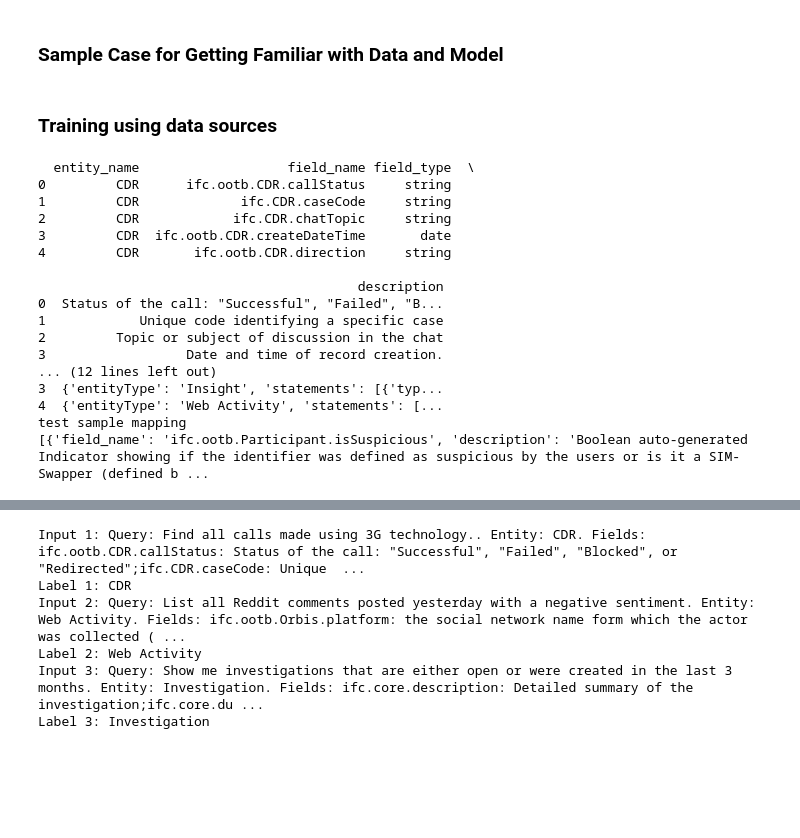
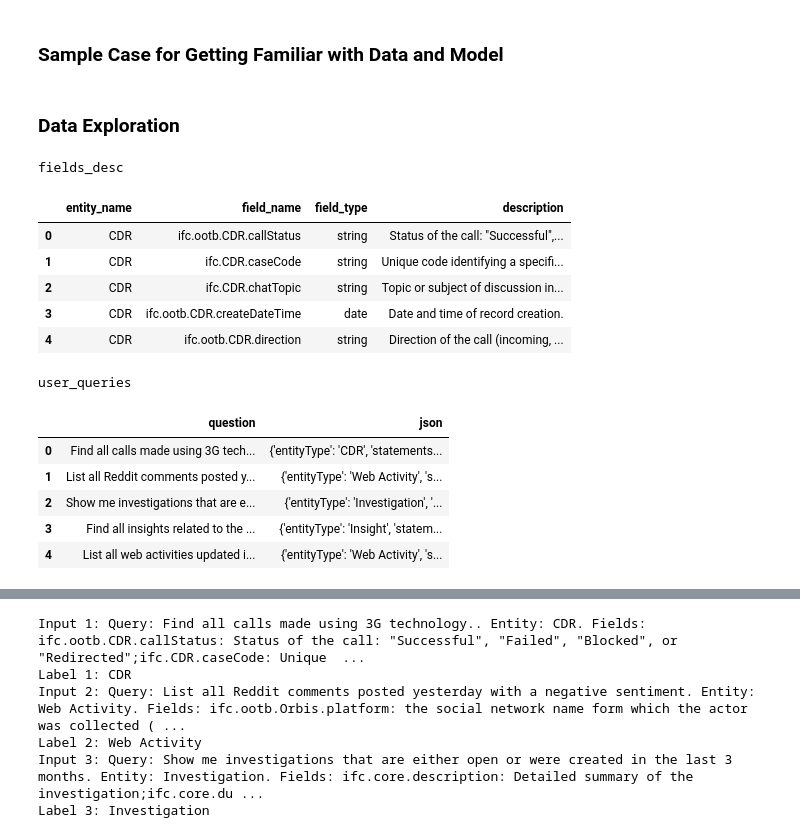
Before and after one commit to xAIdrian/TextToSQLEntityRetrieval, a Jupyter notebook: source.ipynb, the cells around one changed output, grey strips where cells are left out. Saved outputs shown, nothing was run; the diff lists cells and outputs as text; code cells hidden in the pictures; blank space fills up the shorter version.

```diff
--- a/source.ipynb
+++ b/source.ipynb
@@ -155,41 +157,37 @@ def find_matching_entities(query, json_data):
 #Test example
 matching_entities = list(set(find_matching_entities(query, json_data)))
 print(matching_entities)
-# %% [markdown]
-### Training using data sources
+# %% [markdown]
+### Data Exploration
 # %%
 # load data and create mapping into new dataframe
 # right now we are just using the user query
 ### TODO files are static paths now.  we need to make them dynamic and maybe add a nice UI to select the file
 import pandas as pd
+import json
 
 fields_desc = pd.read_csv('fields_description.csv')
 user_queries = pd.read_csv('user_queries.csv')
 
-print(fields_desc.head())
-print(user_queries.head())
-
-# Create a dictionary mapping entity names to their field descriptions and properties
-# This groups the data by entity_name and creates a nested dictionary structure for easy access to field information for each entity type
-entity_to_field_mapping = fields_desc.groupby('entity_name').apply(lambda x: x[['field_name', 'description']].to_dict(orient='records')).to_dict()
-
-print('test sample mapping')
-print(entity_to_field_mapping.get('Phone', []))
+print('fields_desc')
+fields_desc.head()
 # %% [output]
-  entity_name                   field_name field_type  \
-0         CDR      ifc.ootb.CDR.callStatus     string
-1         CDR             ifc.CDR.caseCode     string
-2         CDR            ifc.CDR.chatTopic     string
-3         CDR  ifc.ootb.CDR.createDateTime       date
-4         CDR       ifc.ootb.CDR.direction     string
-
-                                         description
-0  Status of the call: "Successful", "Failed", "B...
-1            Unique code identifying a specific case
-2         Topic or subject of discussion in the chat
-3                  Date and time of record creation.
-... (12 lines left out)
-3  {'entityType': 'Insight', 'statements': [{'typ...
-4  {'entityType': 'Web Activity', 'statements': [...
-test sample mapping
-[{'field_name': 'ifc.ootb.Participant.isSuspicious', 'description': 'Boolean auto-generated Indicator showing if the identifier was defined as suspicious by the users or is it a SIM-Swapper (defined b ...
+fields_desc
+|  | entity_name | field_name | field_type | description |
+| 0 | CDR | ifc.ootb.CDR.callStatus | string | Status of the call: "Successful",... |
+| 1 | CDR | ifc.CDR.caseCode | string | Unique code identifying a specifi... |
+| 2 | CDR | ifc.CDR.chatTopic | string | Topic or subject of discussion in... |
+| 3 | CDR | ifc.ootb.CDR.createDateTime | date | Date and time of record creation. |
+| 4 | CDR | ifc.ootb.CDR.direction | string | Direction of the call (incoming, ... |
+# %%
+
+print('\nuser_queries')
+user_queries.head()
+# %% [output]
+user_queries
+|  | question | json |
+| 0 | Find all calls made using 3G tech... | {'entityType': 'CDR', 'statements... |
+| 1 | List all Reddit comments posted y... | {'entityType': 'Web Activity', 's... |
+| 2 | Show me investigations that are e... | {'entityType': 'Investigation', '... |
+| 3 | Find all insights related to the ... | {'entityType': 'Insight', 'statem... |
+| 4 | List all web activities updated i... | {'entityType': 'Web Activity', 's... |
```
Also changed, not shown: parts of 8 cells of this notebook.
